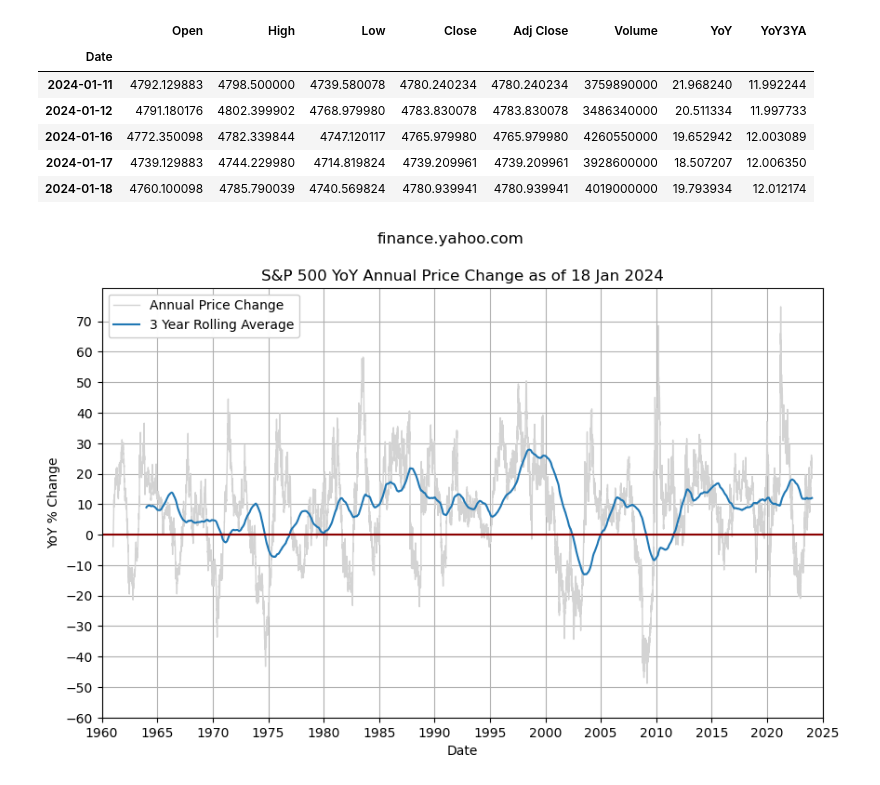
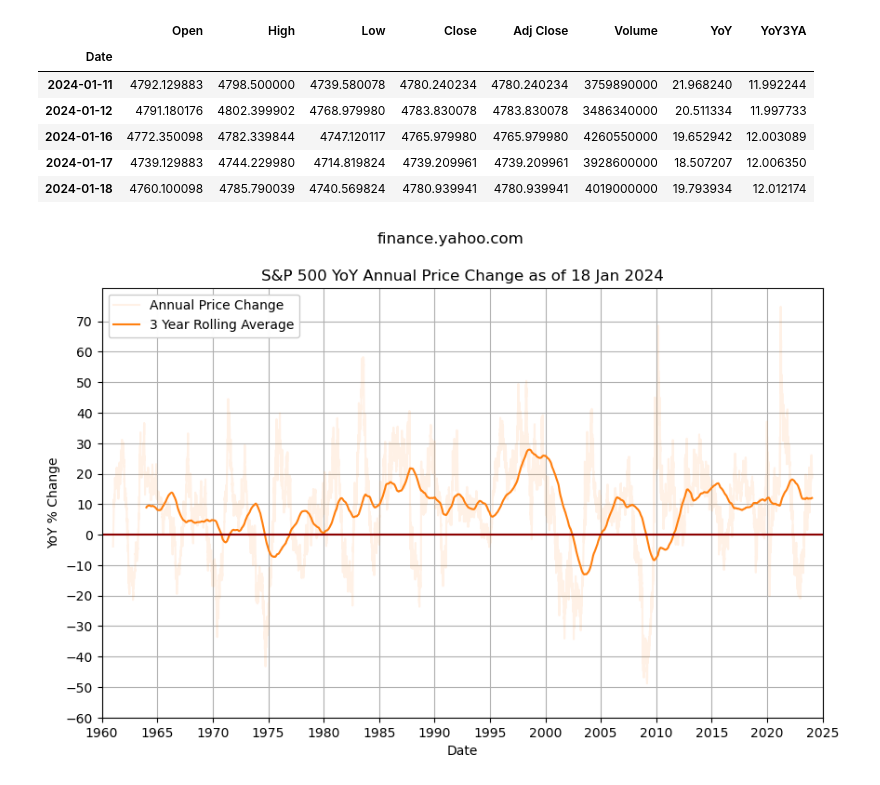
Before and after one commit to mikejonestechno/investment-analytics, a Jupyter notebook: notebooks/spx-prices.ipynb, the cells around one changed output. Saved outputs shown, nothing was run; the diff lists cells and outputs as text; code cells hidden in the pictures.

```diff
--- a/notebooks/spx-prices.ipynb
+++ b/notebooks/spx-prices.ipynb
@@ -41,7 +41,8 @@ start_year = 1960
 last_index = df['Adj Close'].last_valid_index()
 # %%
 plt.figure(figsize=(10, 6))
-plt.plot(df.index, df['Adj Close'])
+colors = list(plt.rcParams['axes.prop_cycle'])
+plt.plot(df.index, df['Adj Close'], color=colors[1]['color'])
 plt.xlabel('Date')
 plt.ylabel('Price $ USD')
 plt.suptitle('finance.yahoo.com')
@@ -80,34 +81,34 @@ df.tail()
 | 2024-01-18 | 4760.100098 | 4785.790039 | 4740.569824 | 4780.939941 | 4780.939941 | 4019000000 | 19.793934 | 12.012174 |
 # %%
 plt.figure(figsize=(10, 6))
-plt.plot(df.index, df['YoY'], label='Annual Price Change', color='lightgrey', linewidth=1)
-plt.plot(df.index, df['YoY3YA'], label='3 Year Rolling Average')
+plt.plot(df.index, df['YoY'], label='Annual Price Change', color=colors[1]['color'], alpha=0.1)
+plt.plot(df.index, df['YoY3YA'], label='3 Year Rolling Average', color=colors[1]['color'])
 plt.xlabel('Date')
 plt.ylabel('YoY % Change')
 plt.suptitle('finance.yahoo.com')
 plt.title('S&P 500 YoY Annual Price Change as of ' + last_index.strftime('%d %b %Y'))
 left_limit = pd.to_datetime(f'{start_year}-01-01')
 if start_year >= 2000:
     tick_years = 1
 else:
     tick_years = 5
 top_limit = 80
 bottom_limit = -60
 #plt.ylim(bottom=bottom_limit, top=top_limit)
 plt.yticks(range(bottom_limit, top_limit, 10))
 plt.xlim(left=left_limit, right=pd.to_datetime('2025-01-01'))
 ax = plt.gca()  # Get the current Axes instance
 ax.xaxis.set_major_locator(mdates.YearLocator(tick_years))  # Set major ticks every x years
 ax.xaxis.set_major_formatter(mdates.DateFormatter('%Y'))  # Format major ticks as years
 
 plt.axhline(y=0, color='darkred')  # Add horizontal line at y=0
 plt.grid(True)
 
 legend = plt.legend() #loc='lower left')
 legend.get_frame().set_facecolor('white')
 legend.get_frame().set_alpha(0.98)
 
 plt.savefig(os.path.join('..', 'pages', 'images', 'spx-yoy.png'), bbox_inches='tight')
 plt.show()
 # %% [output]
-[figure, old version]
+[figure, new version]
```
Also changed, not shown: parts of 1 cell of this notebook, 7 other files.
